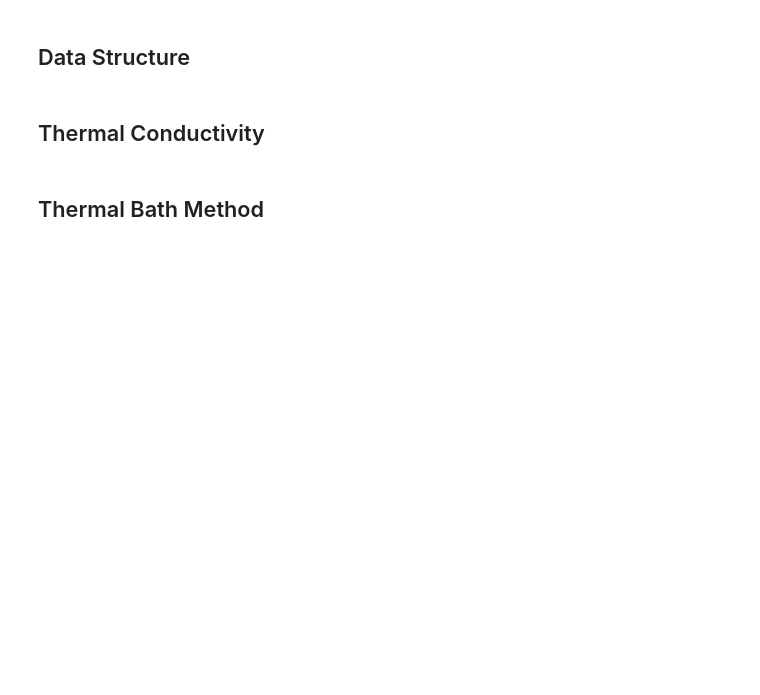
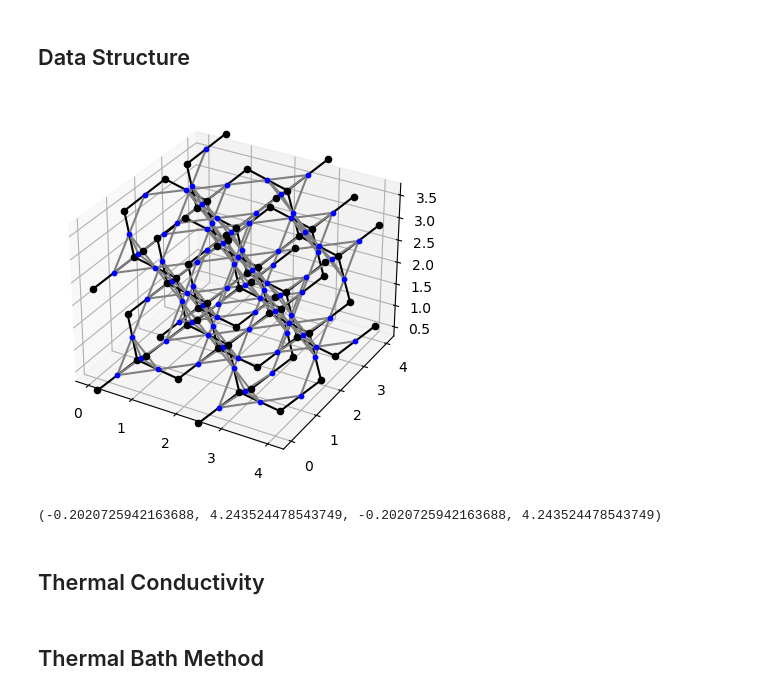
Before and after one commit to EmilySRichards/KineticMonteCarlo, a Jupyter notebook: PROJECT/Main.ipynb, the cells around one changed output. Cells and saved outputs as stored; diff of their text form; code cells hidden in the pictures; blank space fills up the shorter version.

```diff
--- a/PROJECT/Main.ipynb
+++ b/PROJECT/Main.ipynb
@@ -29,6 +30,39 @@ t0 = now()
 @everywhere include(dir * "/functions/Statistics.jl")
 @everywhere include(dir * "/functions/Simulation.jl")
 @everywhere include(dir * "/functions/SingleVertexApproxns.jl")
+# %%
+vertices, edges = LatticeGrid([2, 2, 2], [false, false, false], DiamondBasis())
+
+Lvertices, Ledges = LineGraph(vertices, edges);
+# %%
+f = figure()
+for e in edges
+    r1 = vertices[e.∂[1]].x
+    r2 = vertices[e.∂[2]].x
+
+    plot3D([r1[1]; r2[1]], [r1[2]; r2[2]], [r1[3]; r2[3]], color=:black, zorder=1)
+end
+
+for v in vertices
+   scatter3D(v.x[1], v.x[2], v.x[3], color=:black, zorder=2) # color=(A(edges,v)<0 ? :yellow : :black)
+end
+
+for e in Ledges
+    r1 = Lvertices[e.∂[1]].x
+    r2 = Lvertices[e.∂[2]].x
+
+    plot3D([r1[1]; r2[1]], [r1[2]; r2[2]], [r1[3]; r2[3]], color=:grey, zorder=1)
+end
+
+for v in Lvertices
+   scatter3D(v.x[1], v.x[2], v.x[3], color=(v.σ ? :red : :blue), s=10, zorder=2) # color=(A(edges,v)<0 ? :yellow : :black)
+end
+
+
+axis("equal")
+# %% [output]
+[figure, added]
+(-0.2020725942163688, 4.243524478543749, -0.2020725942163688, 4.243524478543749)
 # %% [markdown]
 ## Thermal Conductivity
 # %% [markdown]
```
Also changed, not shown: parts of 7 cells of this notebook, 6 other files.
